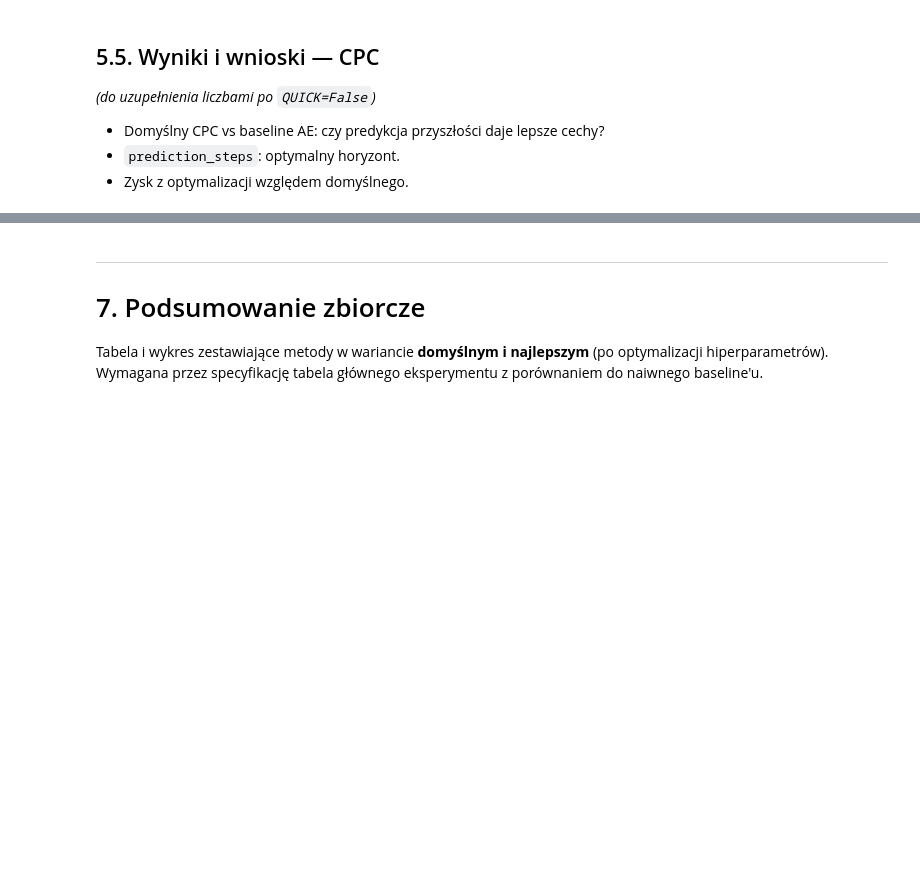
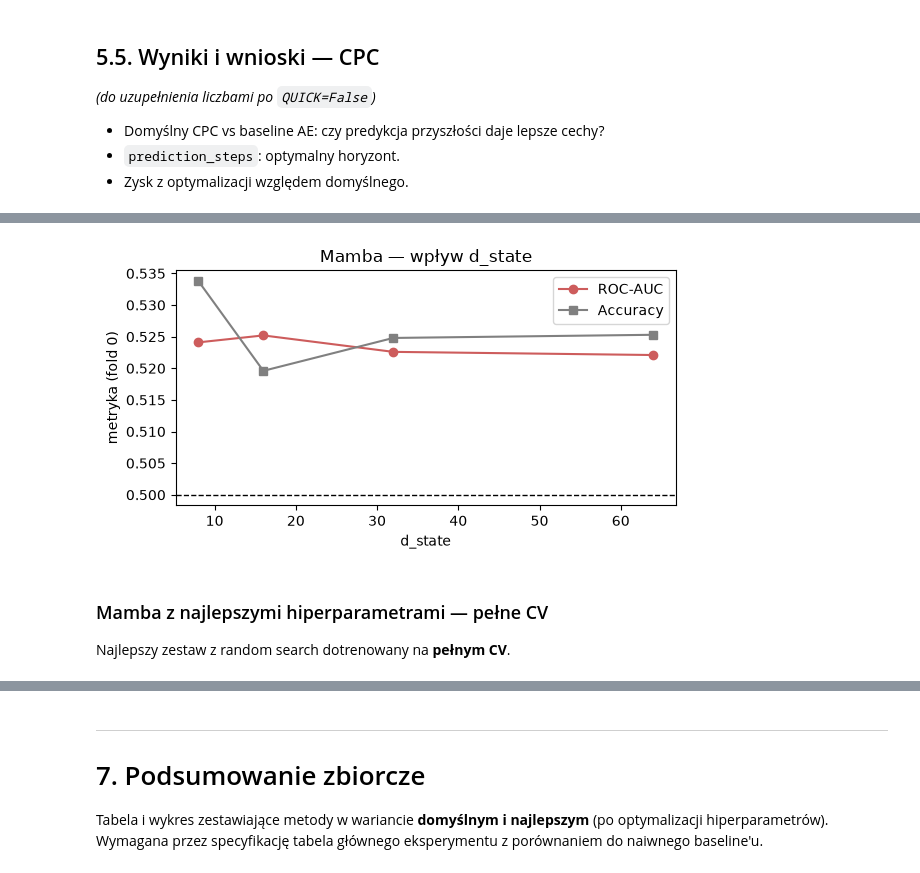
Before and after one commit to Filpus/Alzheimer-classifier, a Jupyter notebook: notebooks/Final_Report.ipynb, the cells around one changed output, grey strips where cells are left out. Cells and saved outputs as stored; diff of their text form; code cells hidden in the pictures; blank space fills up the shorter version.

```diff
--- a/notebooks/Final_Report.ipynb
+++ b/notebooks/Final_Report.ipynb
@@ -428,0 +529,4 @@ print(f'\nCPC (najlepszy) | Acc {fmt(cpc_best_acc)} | AUC {fmt(cpc_best_auc)}  (
+# %%
+mamba_hp_df = hp_study(lambda C, T, **p: MambaModel(C, T, **p),
+                       'd_state', [8, 16, 32, 64], {'d_model': 64}, 'mamba_hp_dstate.csv')
+mamba_hp_df
@@ -428,0 +543,12 @@ print(f'\nCPC (najlepszy) | Acc {fmt(cpc_best_acc)} | AUC {fmt(cpc_best_auc)}  (
+# %%
+plt.figure(figsize=(6, 3.3))
+plt.plot(mamba_hp_df['d_state'], mamba_hp_df['ROC-AUC'], marker='o', color='indianred', label='ROC-AUC')
+plt.plot(mamba_hp_df['d_state'], mamba_hp_df['Accuracy'], marker='s', color='gray', label='Accuracy')
+plt.axhline(0.5, ls='--', c='k', lw=1)
+plt.title('Mamba — wpływ d_state'); plt.xlabel('d_state'); plt.ylabel('metryka (fold 0)')
+plt.legend(); plt.tight_layout(); plt.show()
+# %% [output]
+[figure, added]
+# %% [markdown]
+### Mamba z najlepszymi hiperparametrami — pełne CV
+Najlepszy zestaw z random search dotrenowany na **pełnym CV**.
```
Also changed, not shown: parts of 18 cells of this notebook, 8 other files.
